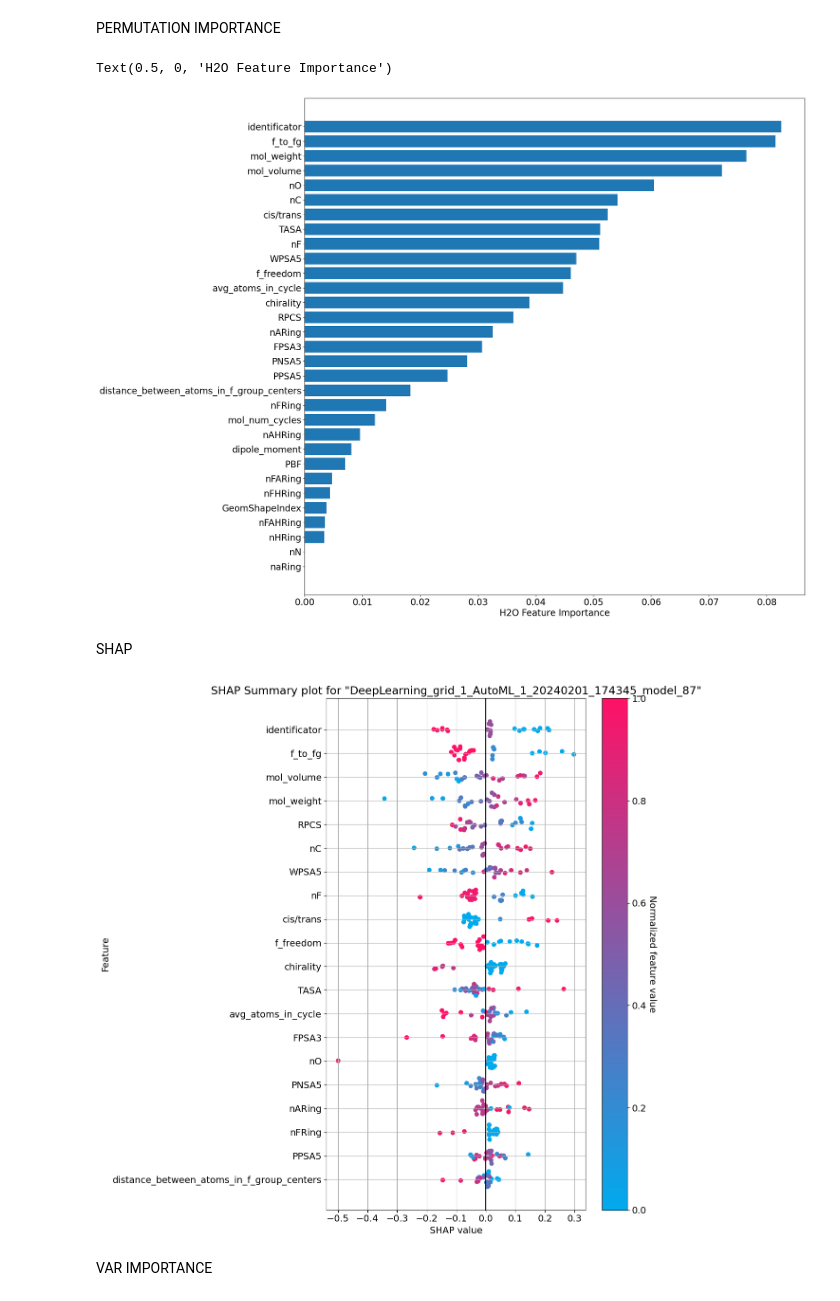
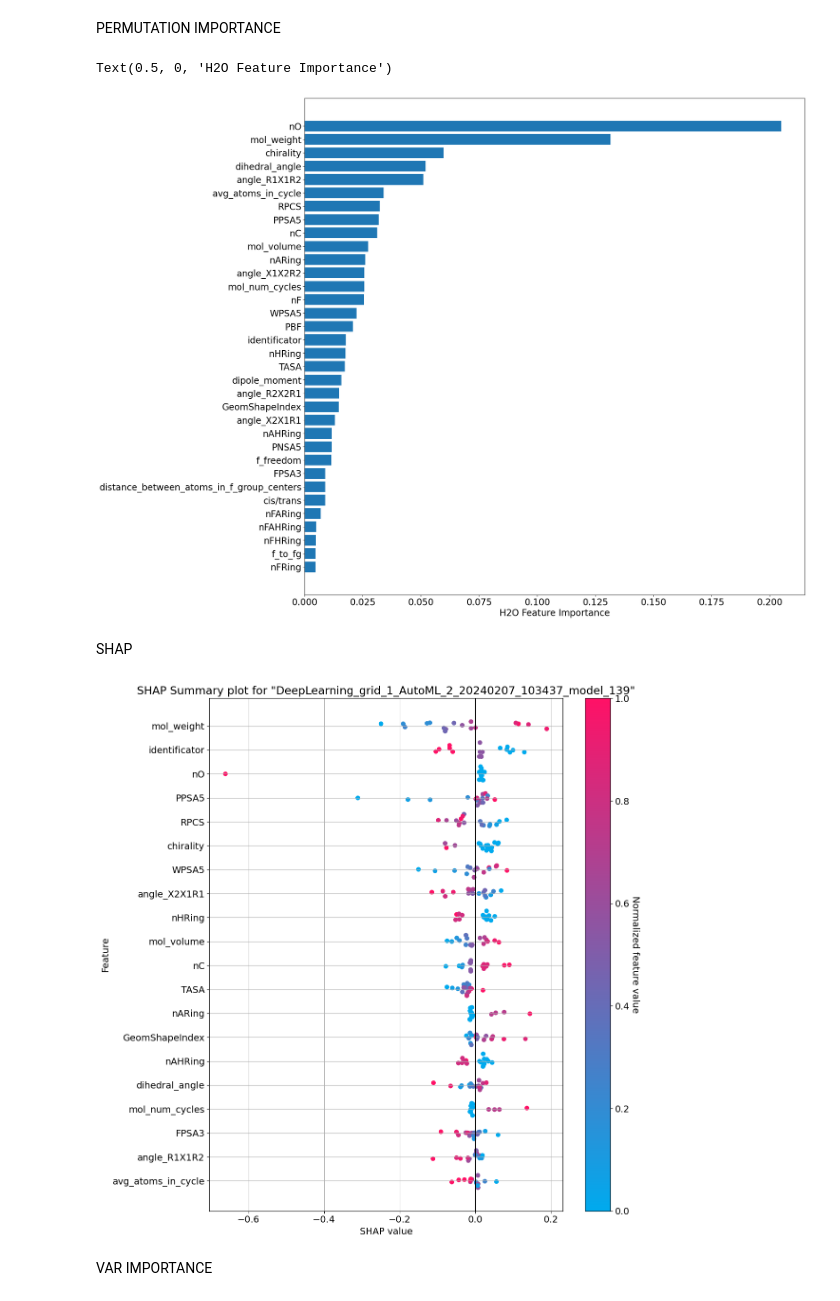
Before and after one commit to blackthorn-ai/XAI_Chem, a Jupyter notebook: ml_part/h2o_model/01.02.24_features_2.1/logP_01.02.ipynb, the cells around one changed output. Drawn from its saved outputs; the diff is of its cells as text; code cells hidden in the pictures.

Commit message:
DDR-56 DDR-52 DDR-49 data for analysis preparation, factor analysis, additional experiments with new features

```diff
--- a/ml_part/h2o_model/01.02.24_features_2.1/logP_01.02.ipynb
+++ b/ml_part/h2o_model/01.02.24_features_2.1/logP_01.02.ipynb
@@ -104,2 +118,8 @@ Parse progress: |█████████████████████
+# %%
+train_df = pd.read_csv(r'C:\work\DrugDiscovery\main_git\XAI_Chem\data\updated_features\csv_for_rulefit\train_logP_v3.csv')
+test_df = pd.read_csv(r'C:\work\DrugDiscovery\main_git\XAI_Chem\data\updated_features\csv_for_rulefit\test_logP_v3.csv')
+
+train = h2o.H2OFrame(train_df)
+test = h2o.H2OFrame(test_df)
 # %%
 x = train.columns
@@ -137,14 +151,0 @@ DeepLearning_grid_2_AutoML_1_20240201_174345_model_44    0.639408  0.408843   0.
-# %%
-best_prev_model = h2o.load_model(r'C:\work\DrugDiscovery\main_git\XAI_Chem\ml_part\h2o_model\models\25.01.24_features\pKa\Only_mol_with_angles_without_outliers(except_dipole)_with_angles(as features)\DeepLearning_grid_3_AutoML_1_20240126_235839_model_3')
-
-top_features = []
-for feature_index in range(15):
-    top_features.append(best_prev_model.varimp()[feature_index][0])
-top_features
-
-unimportant_features_to_drop = []
-for feature_name in X.columns:
-    if feature_name not in top_features:
-        unimportant_features_to_drop.append(feature_name)
-
-unimportant_features_to_drop
@@ -295,14 +291,14 @@ plt.barh(sum_rows.keys()[sorted_idx][::-1][:][::-1], sum_rows[sorted_idx][::-1][
 plt.xlabel("H2O Feature Importance")
 # %% [output]
 Text(0.5, 0, 'H2O Feature Importance')
-[figure, old version]
+[figure, new version]
 # %% [markdown]
 SHAP
 # %%
 plt.rcParams.update({"font.size": 14})
-shap_plot = best_model.shap_summary_plot(test, background_frame=train, samples=2000)
+shap_plot = best_model.shap_summary_plot(test, background_frame=train, samples=1000)
 # %% [output]
-[figure, old version]
+[figure, new version]
 # %% [markdown]
 VAR IMPORTANCE
 # %%
```
Also changed, not shown: parts of 13 cells of this notebook, 28 other files.
